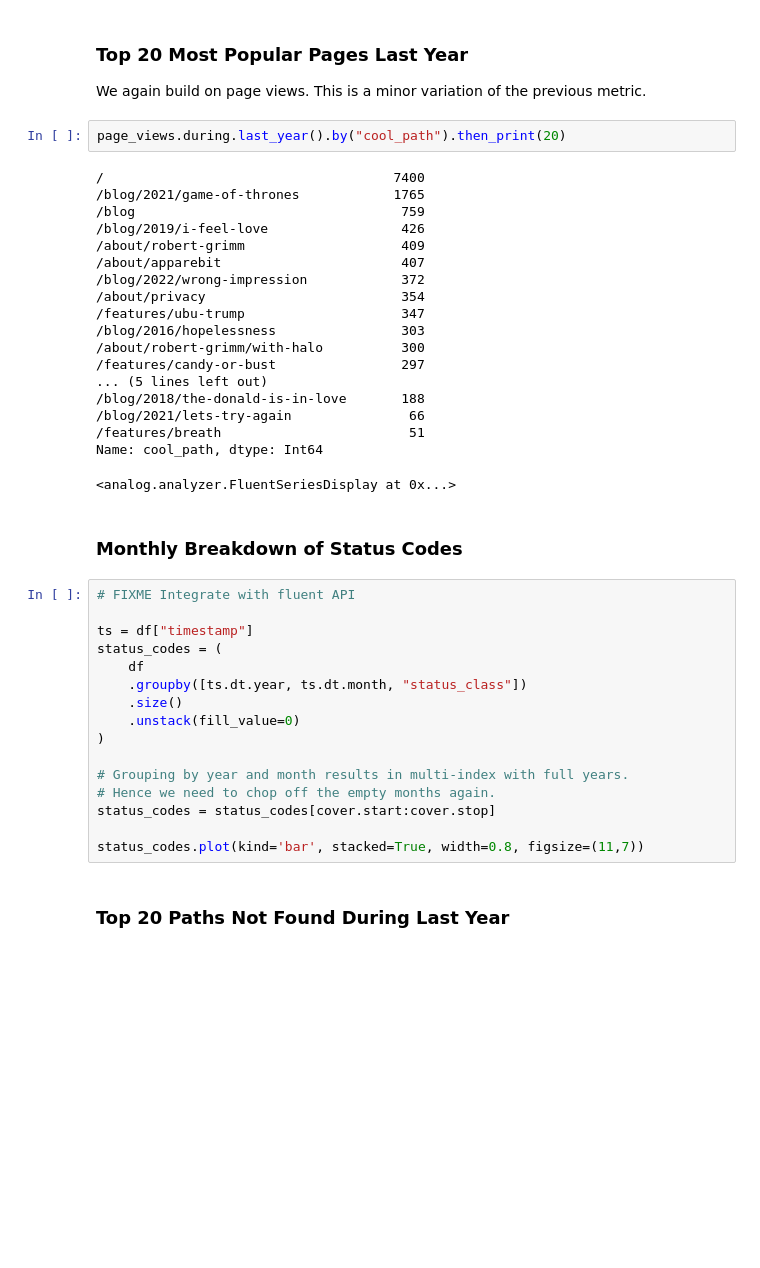
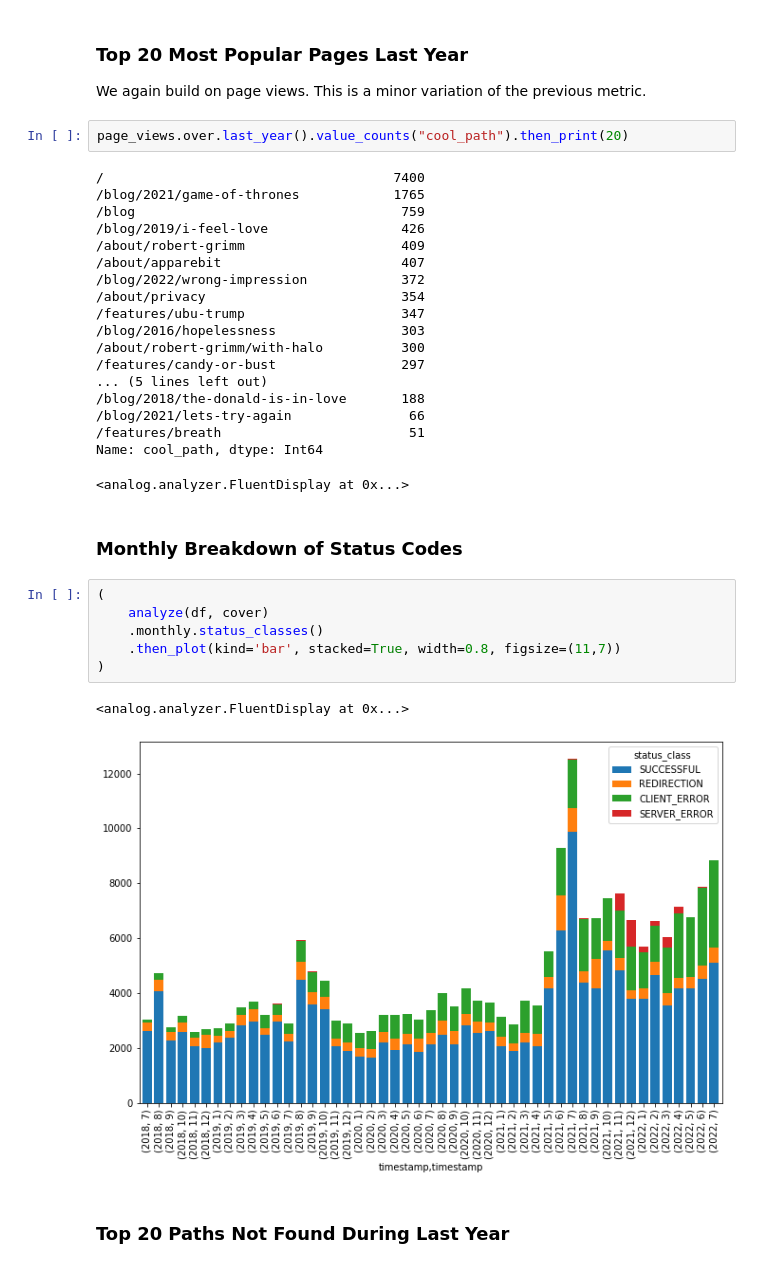
Before and after one commit to apparebit/analog, a Jupyter notebook: workbook.ipynb, the cells around one changed output. Drawn from its saved outputs; the diff is of its cells as text; blank space fills up the shorter version.

```diff
--- a/workbook.ipynb
+++ b/workbook.ipynb
@@ -124,7 +116,7 @@ Name: cool_path, dtype: Int64
 
 We again build on page views. This is a minor variation of the previous metric.
 # %%
-page_views.during.last_year().by("cool_path").then_print(20)
+page_views.over.last_year().value_counts("cool_path").then_print(20)
 # %% [output]
 /                                     7400
 /blog/2021/game-of-thrones            1765
@@ -143,25 +135,18 @@ page_views.during.last_year().by("cool_path").then_print(20)
 /blog/2021/lets-try-again               66
 /features/breath                        51
 Name: cool_path, dtype: Int64
-<analog.analyzer.FluentSeriesDisplay at 0x...>
+<analog.analyzer.FluentDisplay at 0x...>
 # %% [markdown]
 ### Monthly Breakdown of Status Codes
-# %%
-# FIXME Integrate with fluent API
-
-ts = df["timestamp"]
-status_codes = (
-    df
-    .groupby([ts.dt.year, ts.dt.month, "status_class"])
-    .size()
-    .unstack(fill_value=0)
-)
-
-# Grouping by year and month results in multi-index with full years.
-# Hence we need to chop off the empty months again.
-status_codes = status_codes[cover.start:cover.stop]
-
-status_codes.plot(kind='bar', stacked=True, width=0.8, figsize=(11,7))
+# %%
+(
+    analyze(df, cover)
+    .monthly.status_classes()
+    .then_plot(kind='bar', stacked=True, width=0.8, figsize=(11,7))
+)
+# %% [output]
+<analog.analyzer.FluentDisplay at 0x...>
+[figure, added]
 # %% [markdown]
 ### Top 20 Paths Not Found During Last Year
 # %%
```
Also changed, not shown: parts of 5 cells of this notebook.
